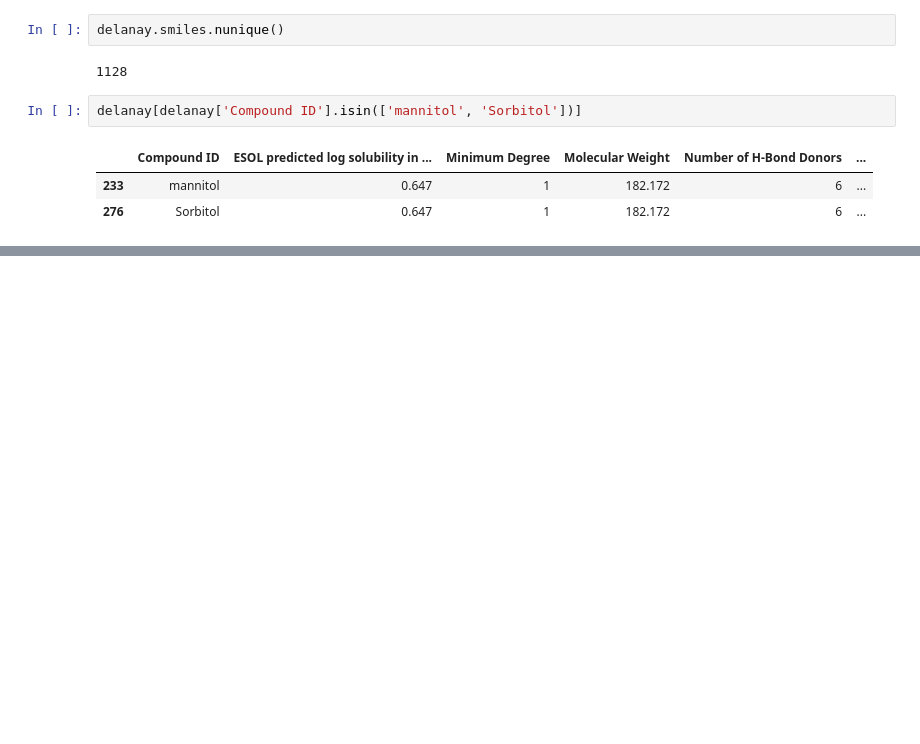
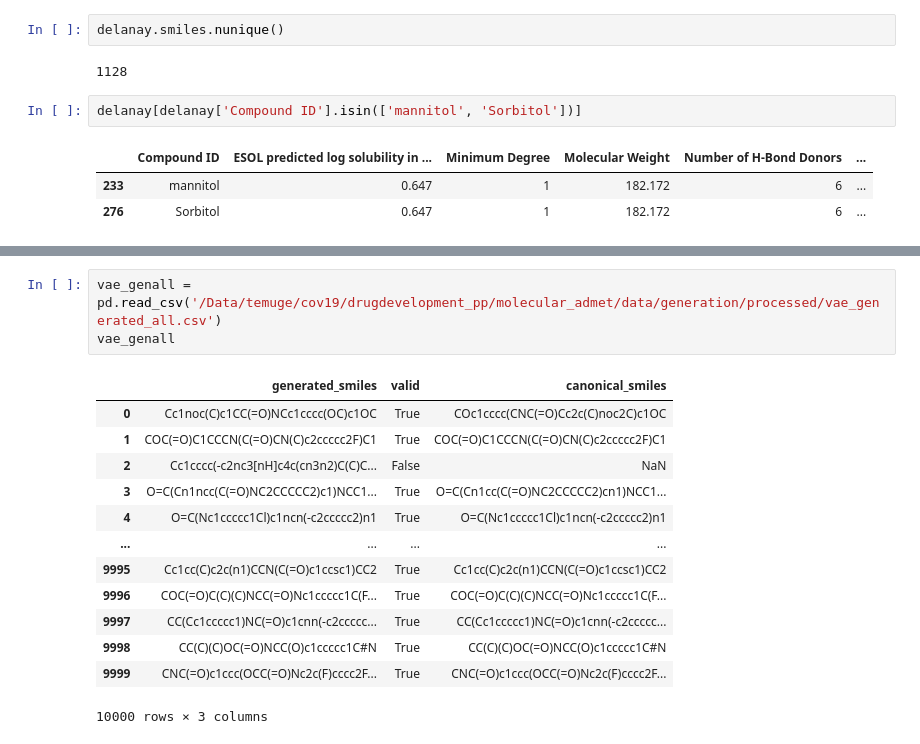
Before and after one commit to Temuge08/molecular-solubility-ml, a Jupyter notebook: pythondd.ipynb, the cells around one changed output, grey strips where cells are left out. Drawn from its saved outputs; the diff is of its cells as text; blank space fills up the shorter version.

```diff
--- a/pythondd.ipynb
+++ b/pythondd.ipynb
@@ -100,0 +118,17 @@ delanay[delanay['Compound ID'].isin(['mannitol', 'Sorbitol'])]
+# %%
+vae_genall = pd.read_csv('/Data/temuge/cov19/drugdevelopment_pp/molecular_admet/data/generation/processed/vae_generated_all.csv')
+vae_genall
+# %% [output]
+|  | generated_smiles | valid | canonical_smiles |
+| 0 | Cc1noc(C)c1CC(=O)NCc1cccc(OC)c1OC | True | COc1cccc(CNC(=O)Cc2c(C)noc2C)c1OC |
+| 1 | COC(=O)C1CCCN(C(=O)CN(C)c2ccccc2F)C1 | True | COC(=O)C1CCCN(C(=O)CN(C)c2ccccc2F)C1 |
+| 2 | Cc1cccc(-c2nc3[nH]c4c(cn3n2)C(C)C... | False | NaN |
+| 3 | O=C(Cn1ncc(C(=O)NC2CCCCC2)c1)NCC1... | True | O=C(Cn1cc(C(=O)NC2CCCCC2)cn1)NCC1... |
+| 4 | O=C(Nc1ccccc1Cl)c1ncn(-c2ccccc2)n1 | True | O=C(Nc1ccccc1Cl)c1ncn(-c2ccccc2)n1 |
+| ... | ... | ... | ... |
+| 9995 | Cc1cc(C)c2c(n1)CCN(C(=O)c1ccsc1)CC2 | True | Cc1cc(C)c2c(n1)CCN(C(=O)c1ccsc1)CC2 |
+| 9996 | COC(=O)C(C)(C)NCC(=O)Nc1ccccc1C(F... | True | COC(=O)C(C)(C)NCC(=O)Nc1ccccc1C(F... |
+| 9997 | CC(Cc1ccccc1)NC(=O)c1cnn(-c2ccccc... | True | CC(Cc1ccccc1)NC(=O)c1cnn(-c2ccccc... |
+| 9998 | CC(C)(C)OC(=O)NCC(O)c1ccccc1C#N | True | CC(C)(C)OC(=O)NCC(O)c1ccccc1C#N |
+| 9999 | CNC(=O)c1ccc(OCC(=O)Nc2c(F)cccc2F... | True | CNC(=O)c1ccc(OCC(=O)Nc2c(F)cccc2F... |
+10000 rows × 3 columns
```
Also changed, not shown: parts of 4 cells of this notebook, 47 other files.
